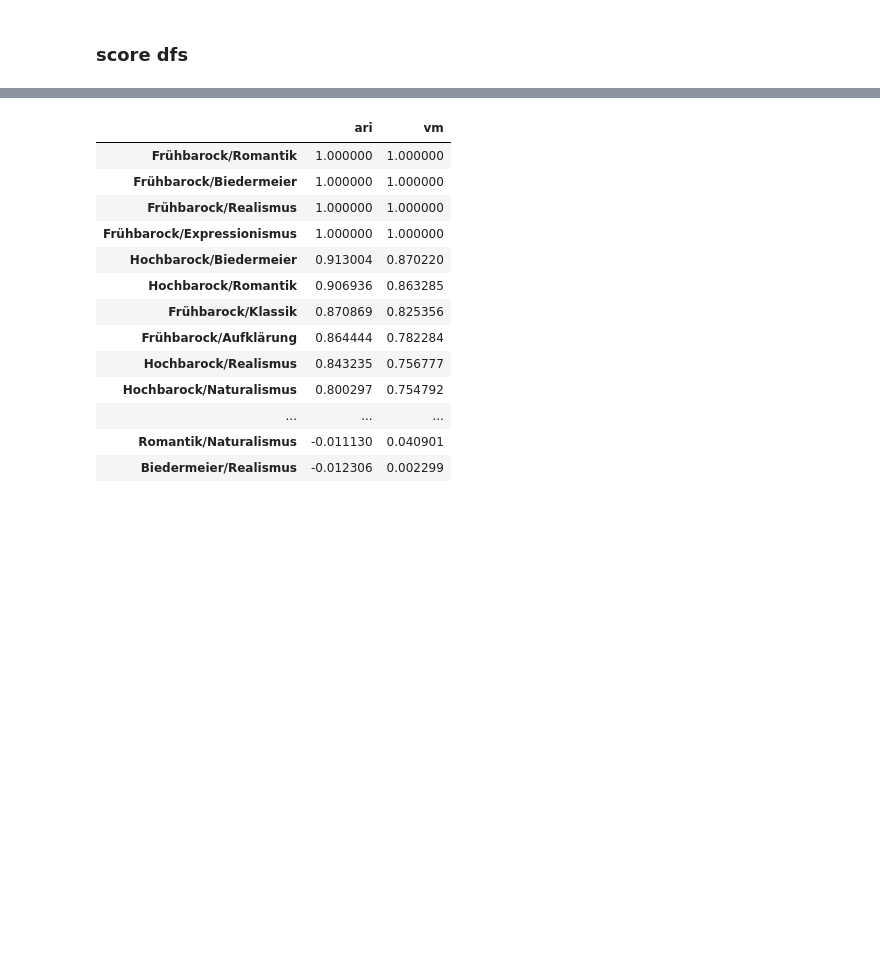
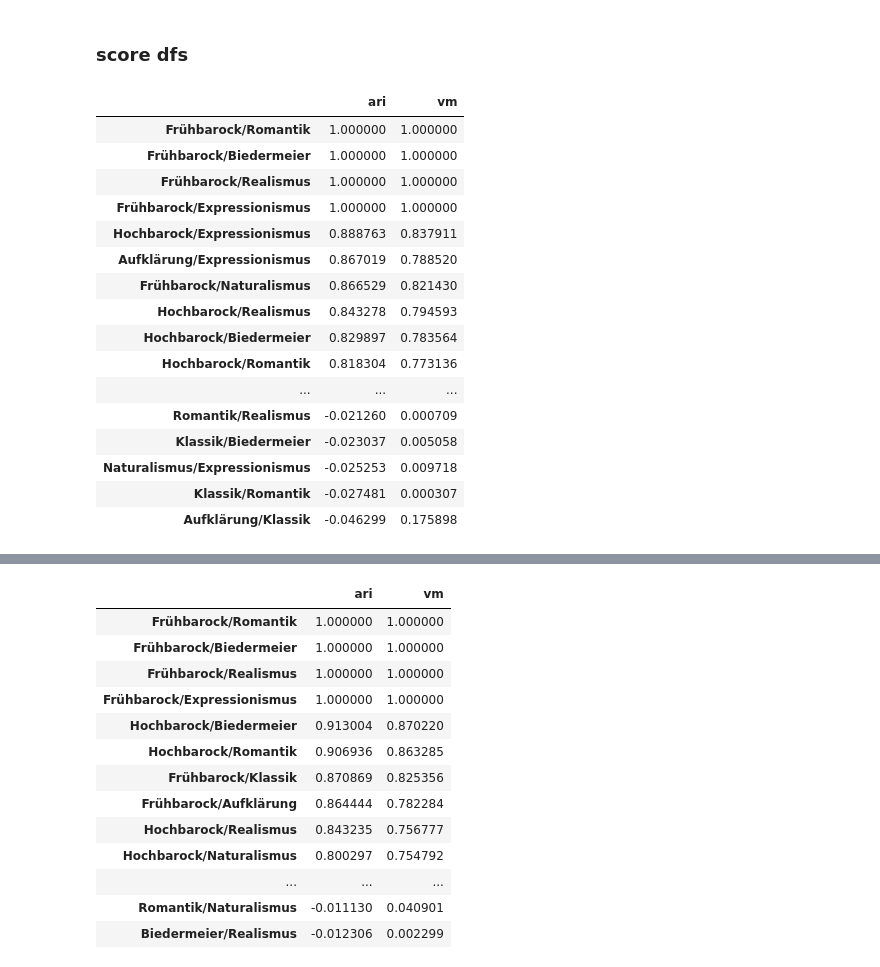
Before and after one commit to realjanpaulus/clusterpoems, a Jupyter notebook: app/evaluation.ipynb, the cells around one changed output, grey strips where cells are left out. Cells and saved outputs as stored; diff of their text form; code cells hidden in the pictures; blank space fills up the shorter version.

```diff
--- a/app/evaluation.ipynb
+++ b/app/evaluation.ipynb
@@ -72,7 +78,25 @@ for k,v in gmm.items():
 # %%
 kmeans_score_df = pd.DataFrame.from_dict(kmeans_scores,
                                          orient="index").sort_values("ari", ascending=False)
-#kmeans_score_df
+kmeans_score_df
+# %% [output]
+|  | ari | vm |
+| Frühbarock/Romantik | 1.000000 | 1.000000 |
+| Frühbarock/Biedermeier | 1.000000 | 1.000000 |
+| Frühbarock/Realismus | 1.000000 | 1.000000 |
+| Frühbarock/Expressionismus | 1.000000 | 1.000000 |
+| Hochbarock/Expressionismus | 0.888763 | 0.837911 |
+| Aufklärung/Expressionismus | 0.867019 | 0.788520 |
+| Frühbarock/Naturalismus | 0.866529 | 0.821430 |
+| Hochbarock/Realismus | 0.843278 | 0.794593 |
+| Hochbarock/Biedermeier | 0.829897 | 0.783564 |
+| Hochbarock/Romantik | 0.818304 | 0.773136 |
+| ... | ... | ... |
+| Romantik/Realismus | -0.021260 | 0.000709 |
+| Klassik/Biedermeier | -0.023037 | 0.005058 |
+| Naturalismus/Expressionismus | -0.025253 | 0.009718 |
+| Klassik/Romantik | -0.027481 | 0.000307 |
+| Aufklärung/Klassik | -0.046299 | 0.175898 |
 # %%
 kmedoids_score_df = pd.DataFrame.from_dict(kmedoids_scores,
                                          orient="index").sort_values("ari", ascending=False)
```
Also changed, not shown: parts of 12 cells of this notebook, 37 other files.
